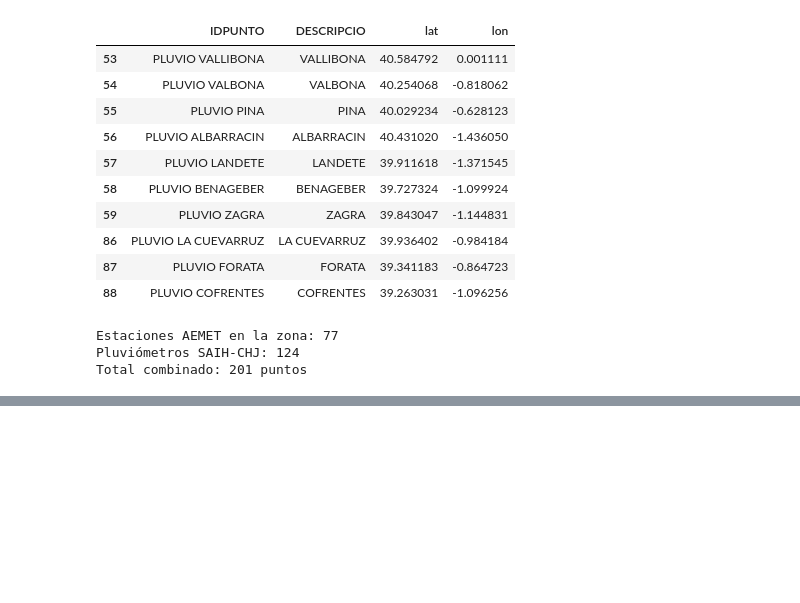
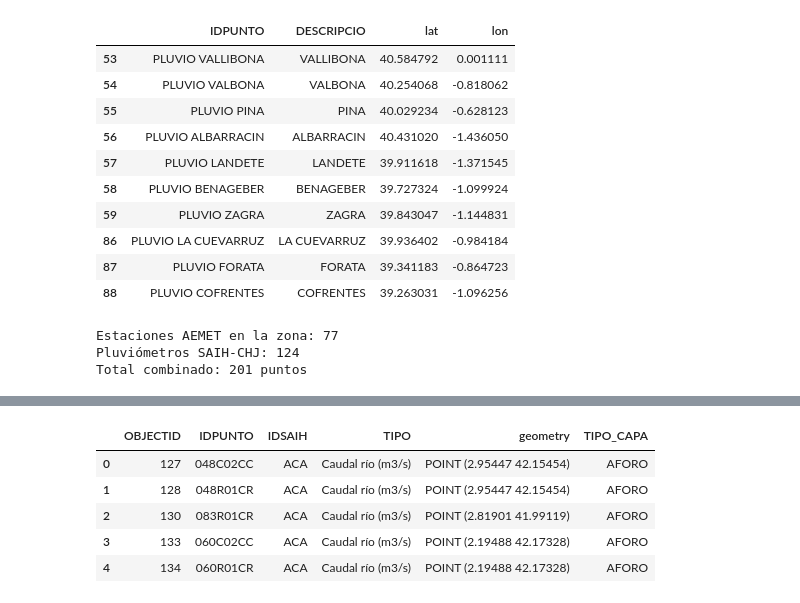
Before and after one commit to mariiaperezb-prog/tfm-flood-warning, a Jupyter notebook: notebooks/04_mapa_combinado.ipynb, the cells around one changed output, grey strips where cells are left out. Cells and saved outputs as stored; diff of their text form; code cells hidden in the pictures; blank space fills up the shorter version.

```diff
--- a/notebooks/04_mapa_combinado.ipynb
+++ b/notebooks/04_mapa_combinado.ipynb
@@ -195,0 +361,9 @@ Mapa guardado en: C:\Users\Maria\Documents\tfm-flood-warning\data\processed\mapa
+# %%
+caud.head()
+# %% [output]
+|  | OBJECTID | IDPUNTO | IDSAIH | TIPO | geometry | TIPO_CAPA |
+| 0 | 127 | 048C02CC | ACA | Caudal río (m3/s) | POINT (2.95447 42.15454) | AFORO |
+| 1 | 128 | 048R01CR | ACA | Caudal río (m3/s) | POINT (2.95447 42.15454) | AFORO |
+| 2 | 130 | 083R01CR | ACA | Caudal río (m3/s) | POINT (2.81901 41.99119) | AFORO |
+| 3 | 133 | 060C02CC | ACA | Caudal río (m3/s) | POINT (2.19488 42.17328) | AFORO |
+| 4 | 134 | 060R01CR | ACA | Caudal río (m3/s) | POINT (2.19488 42.17328) | AFORO |
```
Also changed, not shown: parts of 22 cells of this notebook, 2 other files.
